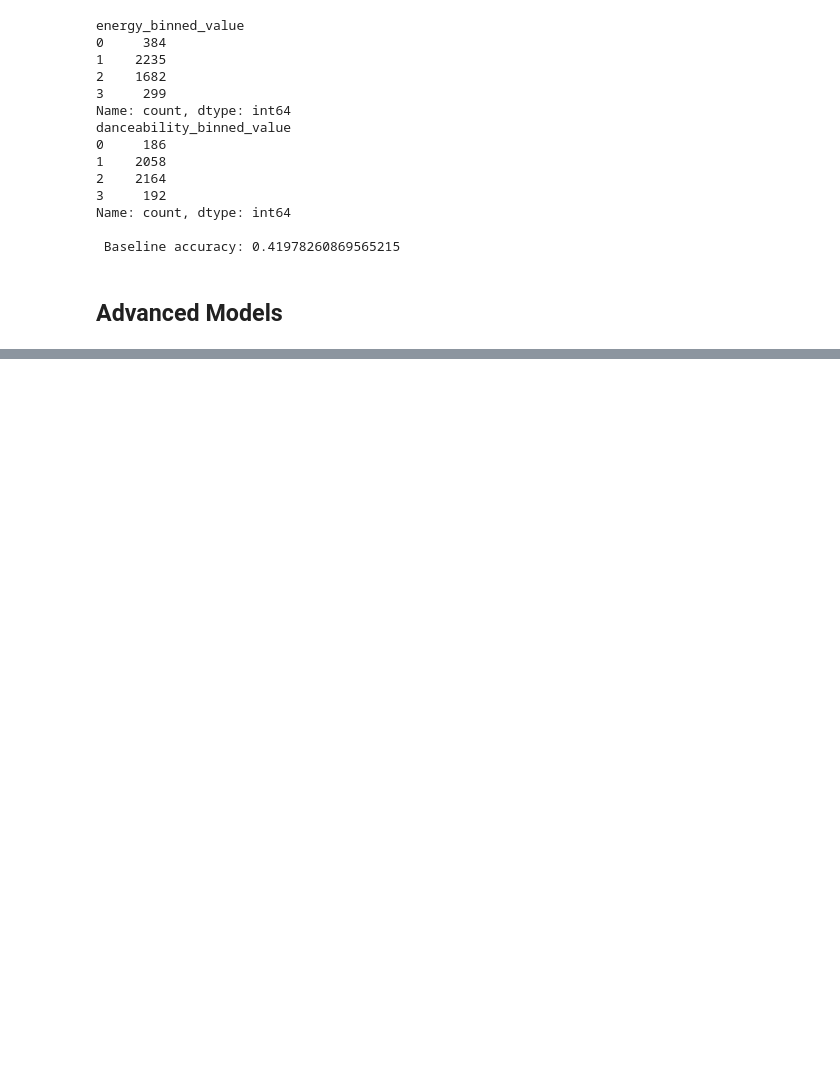
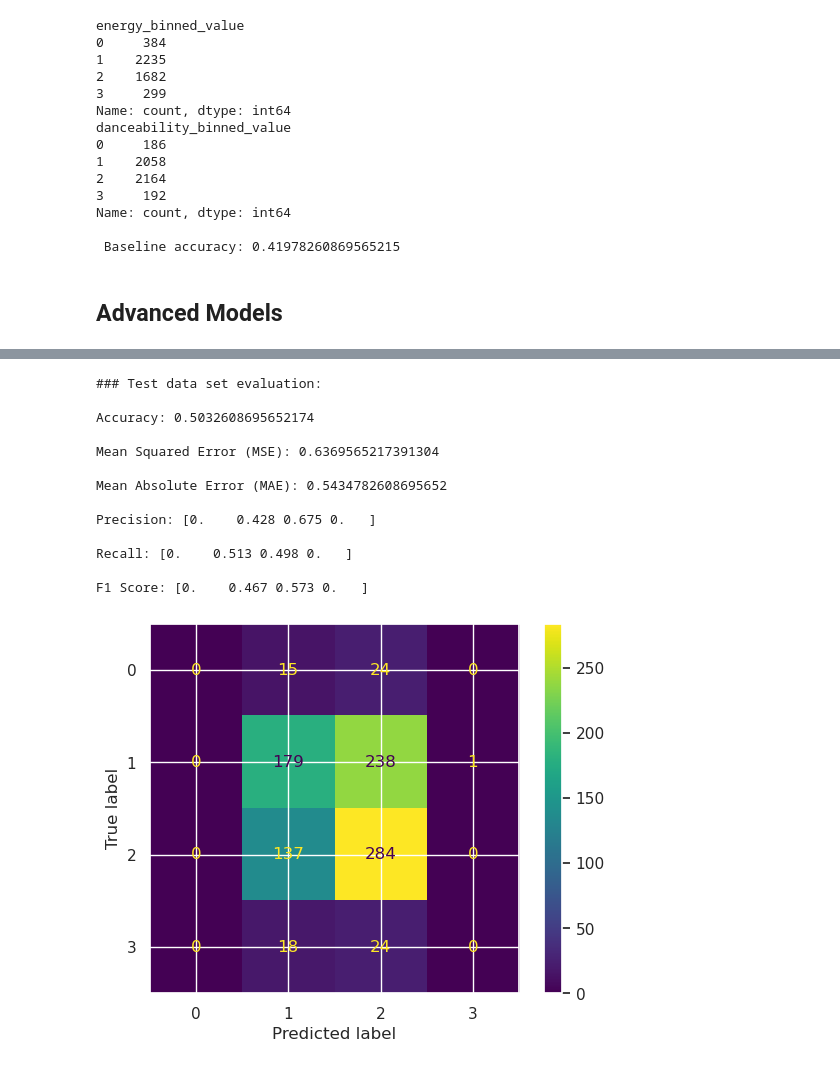
Before and after one commit to UC-Berkeley-I-School/cuongm_daviderf_hngondoki, a Jupyter notebook: EDA_Spotify_with_No_Artist_Encode.ipynb, the cells around one changed output, grey strips where cells are left out. Saved outputs shown, nothing was run; the diff lists cells and outputs as text; code cells hidden in the pictures; blank space fills up the shorter version.

```diff
--- a/EDA_Spotify_with_No_Artist_Encode.ipynb
+++ b/EDA_Spotify_with_No_Artist_Encode.ipynb
@@ -532,0 +655,16 @@ Name: count, dtype: int64
+# %%
+# LOGISTIC REGRESSION
+from sklearn.preprocessing import StandardScaler
+
+# # Scale the features
+# scaler = StandardScaler()
+# X_train_scaled = scaler.fit_transform(X_train)
+# X_test_scaled = scaler.transform(X_test)
+
+# Create the model
+model = LogisticRegression(max_iter=5000, multi_class='multinomial', solver='saga')
+
+# Train the model
+model.fit(X_train, Y_train_ravel)
+
+train_validation_scores(model)
@@ -533,3 +683,21 @@ Name: count, dtype: int64
+# %%
+#Run the model on test data
+prediction_scores(model)
+# %% [output]
+### Test data set evaluation:
+
+Accuracy: 0.5032608695652174
+
+Mean Squared Error (MSE): 0.6369565217391304
+
+Mean Absolute Error (MAE): 0.5434782608695652
+
+Precision: [0.    0.428 0.675 0.   ]
+
+Recall: [0.    0.513 0.498 0.   ]
+
+F1 Score: [0.    0.467 0.573 0.   ]
+[figure, added]
 # %% [markdown]
 ### Scikit-Learn HistGradientBoostingClassifier Model
 
```
Also changed, not shown: parts of 33 cells of this notebook.
